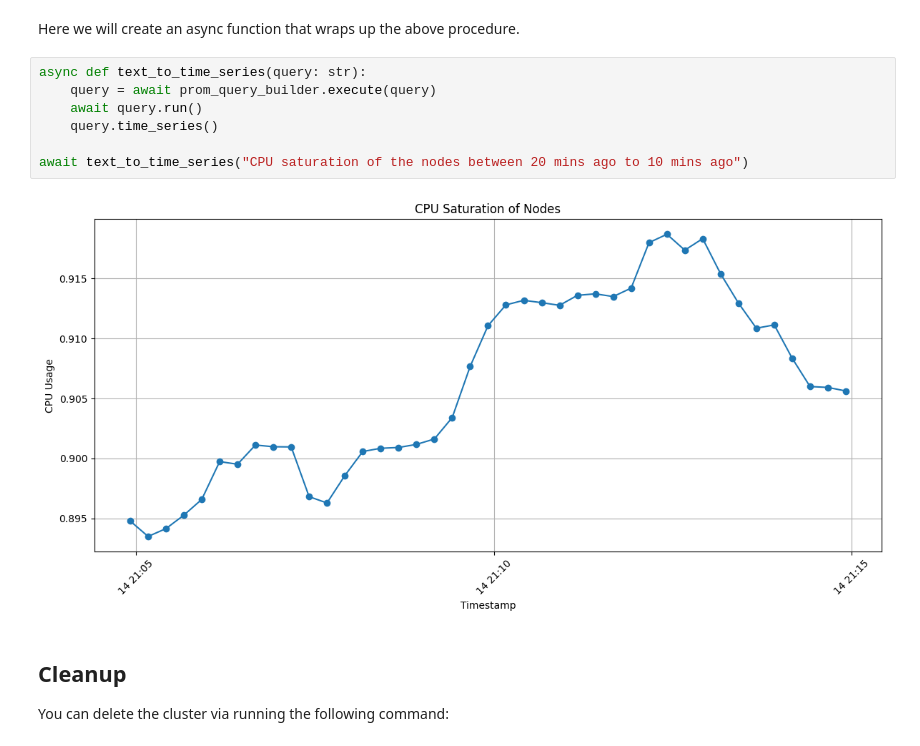
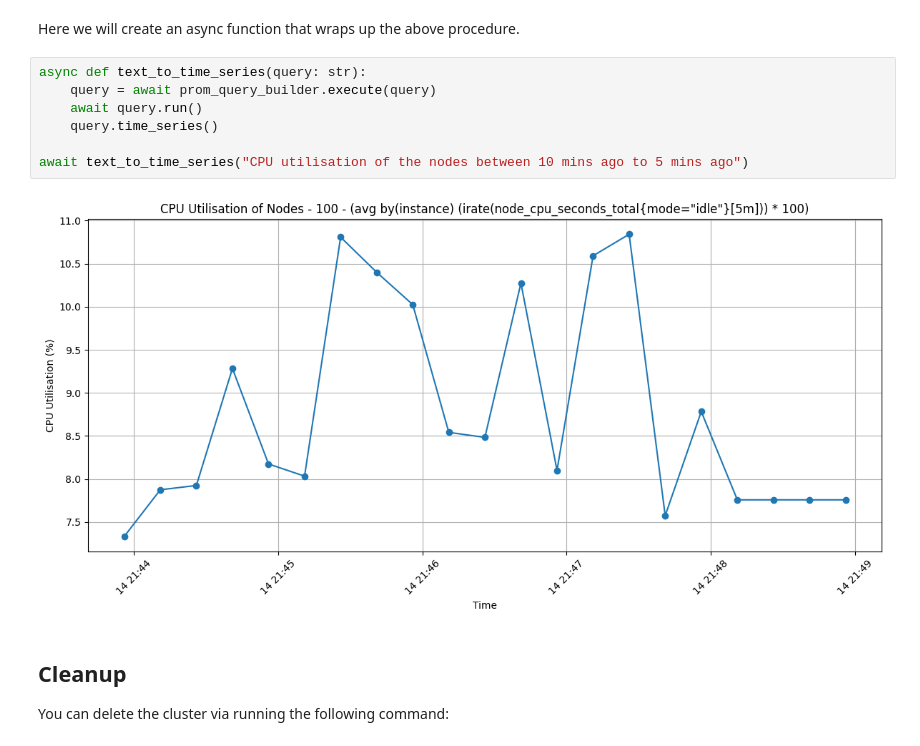
Before and after one commit to opsmate-ai/opsmate, a Jupyter notebook: docs/cookbooks/plugin-system.ipynb, the cells around one changed output. Saved outputs shown, nothing was run; the diff lists cells and outputs as text.

```diff
--- a/docs/cookbooks/plugin-system.ipynb
+++ b/docs/cookbooks/plugin-system.ipynb
@@ -165,12 +163,12 @@ Here we will create an async function that wraps up the above procedure.
 # %%
 async def text_to_time_series(query: str):
     query = await prom_query_builder.execute(query)
     await query.run()
     query.time_series()
 
-await text_to_time_series("CPU saturation of the nodes between 20 mins ago to 10 mins ago")
+await text_to_time_series("CPU utilisation of the nodes between 10 mins ago to 5 mins ago")
 # %% [output]
-[figure, old version]
+[figure, new version]
 # %% [markdown]
 ## Cleanup
 
```
Also changed, not shown: parts of 6 cells of this notebook, 1 other file.
